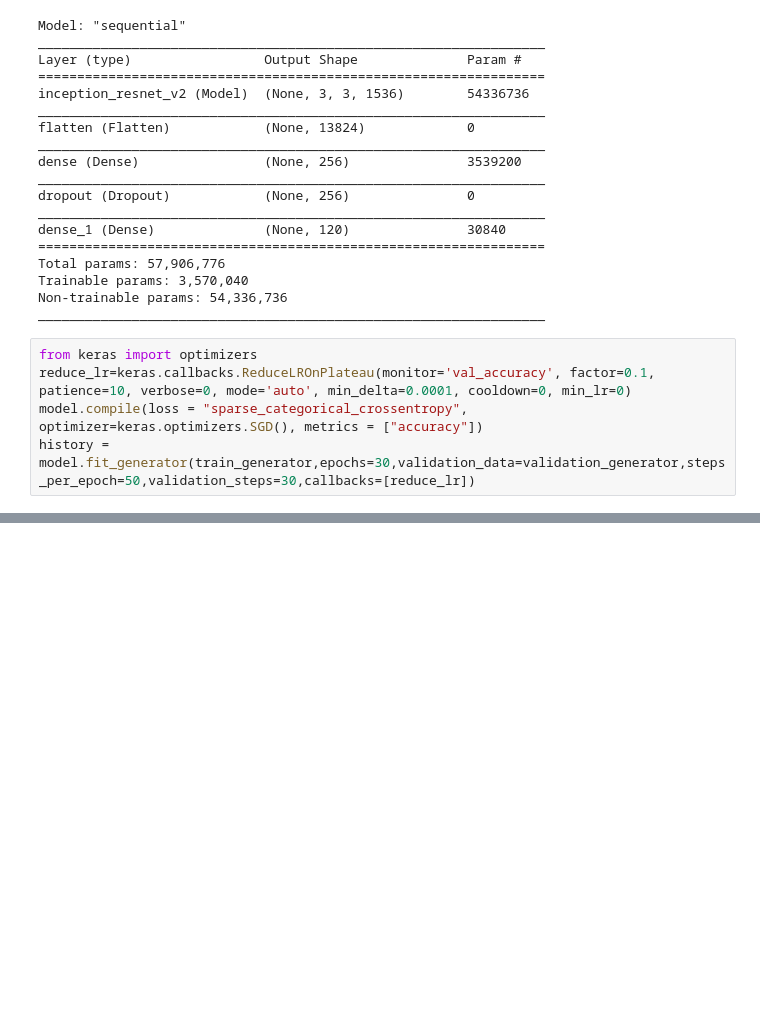
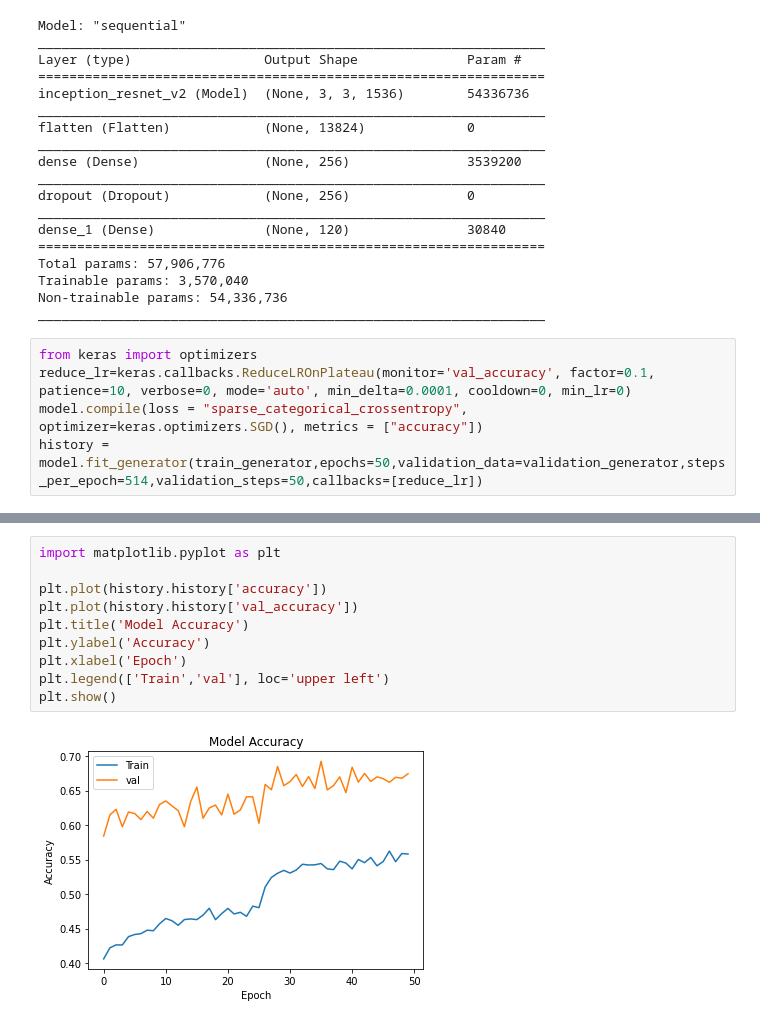
Before and after one commit to Jasmine216/Fine-grained-image-classification-Dog-Breeds, a Jupyter notebook: coursework2.ipynb, the cells around one changed output, grey strips where cells are left out. Cells and saved outputs as stored; diff of their text form; blank space fills up the shorter version.

```diff
--- a/coursework2.ipynb
+++ b/coursework2.ipynb
@@ -653,5 +653,5 @@ _________________________________________________________________
 from keras import optimizers
 reduce_lr=keras.callbacks.ReduceLROnPlateau(monitor='val_accuracy', factor=0.1, patience=10, verbose=0, mode='auto', min_delta=0.0001, cooldown=0, min_lr=0)
 model.compile(loss = "sparse_categorical_crossentropy", optimizer=keras.optimizers.SGD(), metrics = ["accuracy"])
-history = model.fit_generator(train_generator,epochs=30,validation_data=validation_generator,steps_per_epoch=50,validation_steps=30,callbacks=[reduce_lr])
+history = model.fit_generator(train_generator,epochs=50,validation_data=validation_generator,steps_per_epoch=514,validation_steps=50,callbacks=[reduce_lr])
 # %% [output]
@@ -674,0 +675,12 @@ Epoch 29/30
+# %%
+import matplotlib.pyplot as plt
+
+plt.plot(history.history['accuracy'])
+plt.plot(history.history['val_accuracy'])
+plt.title('Model Accuracy')
+plt.ylabel('Accuracy')
+plt.xlabel('Epoch')
+plt.legend(['Train','val'], loc='upper left')
+plt.show()
+# %% [output]
+[figure, added]
```
Also changed, not shown: parts of 9 cells of this notebook.
